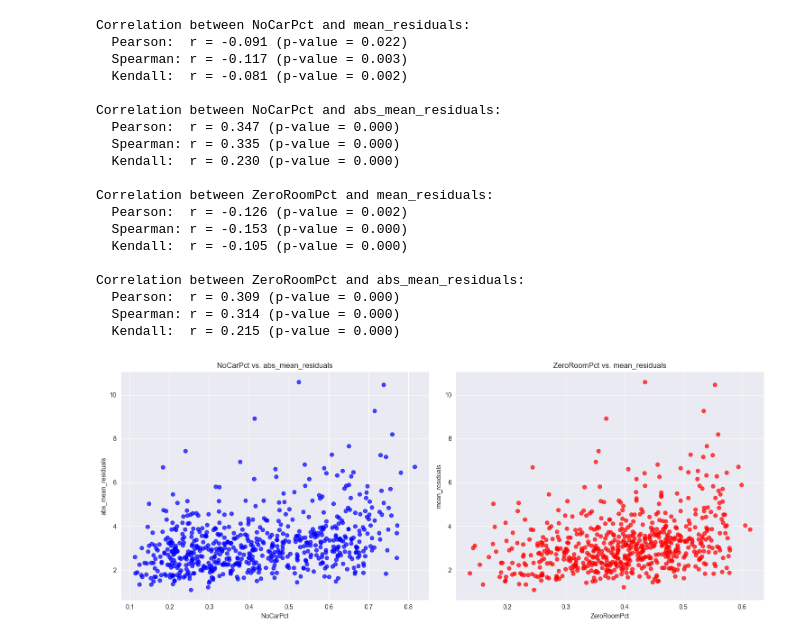
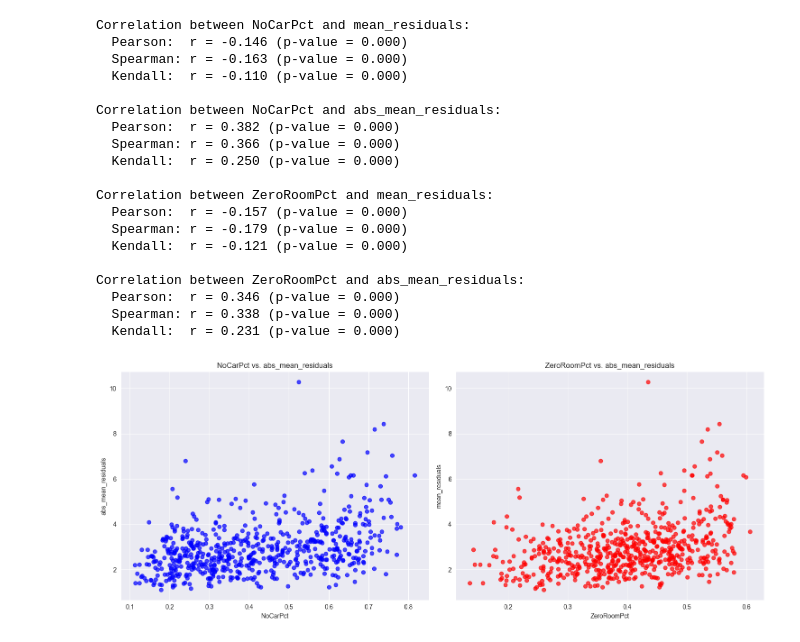
Before and after one commit to EvatsugDnalloR/MD_CBL-Group_2, a Jupyter notebook: residual_opt_sarima.ipynb, the cells around one changed output. Cells and saved outputs as stored; diff of their text form; code cells hidden in the pictures.

```diff
--- a/residual_opt_sarima.ipynb
+++ b/residual_opt_sarima.ipynb
@@ -63,7 +78,7 @@ def analyze_ward(args):
         model = SARIMAX(train,
                        order=UNIVERSAL_ORDER,
                        seasonal_order=SEASONAL_ORDER,
-                       enforce_stationarity=False,
+                       enforce_stationarity=True,
                        enforce_invertibility=False)
         results = model.fit(disp=False)
 
@@ -221,47 +236,47 @@ print(f"  Kendall:  r = {k_zero_mean[0]:.3f} (p-value = {k_zero_mean[1]:.3f})\n"
 
 print("Correlation between ZeroRoomPct and abs_mean_residuals:")
 print(f"  Pearson:  r = {p_zero_abs[0]:.3f} (p-value = {p_zero_abs[1]:.3f})")
 print(f"  Spearman: r = {s_zero_abs[0]:.3f} (p-value = {s_zero_abs[1]:.3f})")
 print(f"  Kendall:  r = {k_zero_abs[0]:.3f} (p-value = {k_zero_abs[1]:.3f})\n")
 
 # Plotting the scatter plots in a single figure with two subplots
 fig, ax = plt.subplots(1, 2, figsize=(15, 6))
 
 # Scatter plot for NoCarPct vs. abs_mean_residuals
 ax[0].scatter(no_car_pct, abs_mean_residuals, c='blue', alpha=0.7)
 ax[0].set_xlabel("NoCarPct")
 ax[0].set_ylabel("abs_mean_residuals")
 ax[0].set_title("NoCarPct vs. abs_mean_residuals")
 
 # Scatter plot for ZeroRoomPct vs. mean_residuals
 ax[1].scatter(zero_room_pct, abs_mean_residuals, c='red', alpha=0.7)
 ax[1].set_xlabel("ZeroRoomPct")
 ax[1].set_ylabel("mean_residuals")
-ax[1].set_title("ZeroRoomPct vs. mean_residuals")
+ax[1].set_title("ZeroRoomPct vs. abs_mean_residuals")
 
 plt.tight_layout()
 plt.show()
 # %% [output]
 Correlation between NoCarPct and mean_residuals:
-  Pearson:  r = -0.091 (p-value = 0.022)
-  Spearman: r = -0.117 (p-value = 0.003)
-  Kendall:  r = -0.081 (p-value = 0.002)
+  Pearson:  r = -0.146 (p-value = 0.000)
+  Spearman: r = -0.163 (p-value = 0.000)
+  Kendall:  r = -0.110 (p-value = 0.000)
 
 Correlation between NoCarPct and abs_mean_residuals:
-  Pearson:  r = 0.347 (p-value = 0.000)
-  Spearman: r = 0.335 (p-value = 0.000)
-  Kendall:  r = 0.230 (p-value = 0.000)
+  Pearson:  r = 0.382 (p-value = 0.000)
+  Spearman: r = 0.366 (p-value = 0.000)
+  Kendall:  r = 0.250 (p-value = 0.000)
 
 Correlation between ZeroRoomPct and mean_residuals:
-  Pearson:  r = -0.126 (p-value = 0.002)
-  Spearman: r = -0.153 (p-value = 0.000)
-  Kendall:  r = -0.105 (p-value = 0.000)
+  Pearson:  r = -0.157 (p-value = 0.000)
+  Spearman: r = -0.179 (p-value = 0.000)
+  Kendall:  r = -0.121 (p-value = 0.000)
 
 Correlation between ZeroRoomPct and abs_mean_residuals:
-  Pearson:  r = 0.309 (p-value = 0.000)
-  Spearman: r = 0.314 (p-value = 0.000)
-  Kendall:  r = 0.215 (p-value = 0.000)
+  Pearson:  r = 0.346 (p-value = 0.000)
+  Spearman: r = 0.338 (p-value = 0.000)
+  Kendall:  r = 0.231 (p-value = 0.000)
-[figure, old version]
+[figure, new version]
 # %%
 from sklearn.linear_model import LinearRegression
 
```
Also changed, not shown: parts of 12 cells of this notebook.
